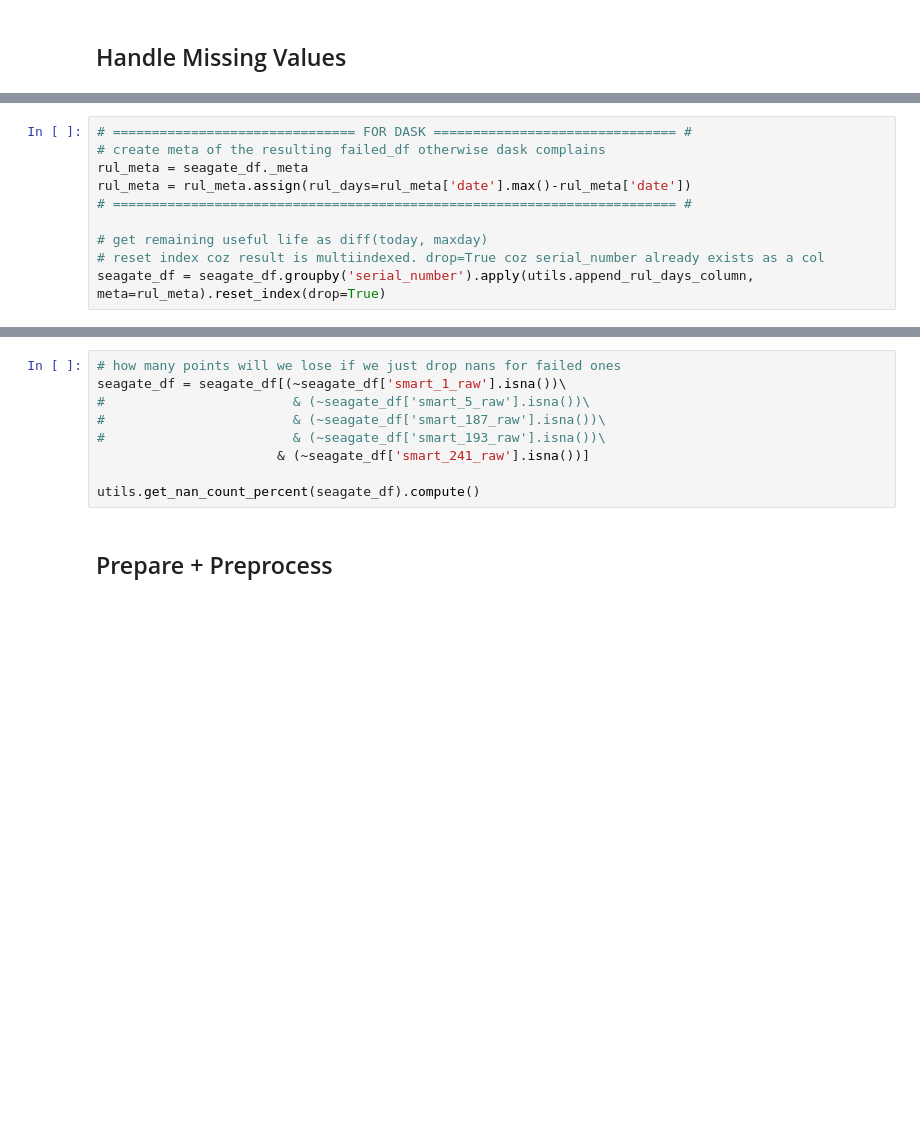
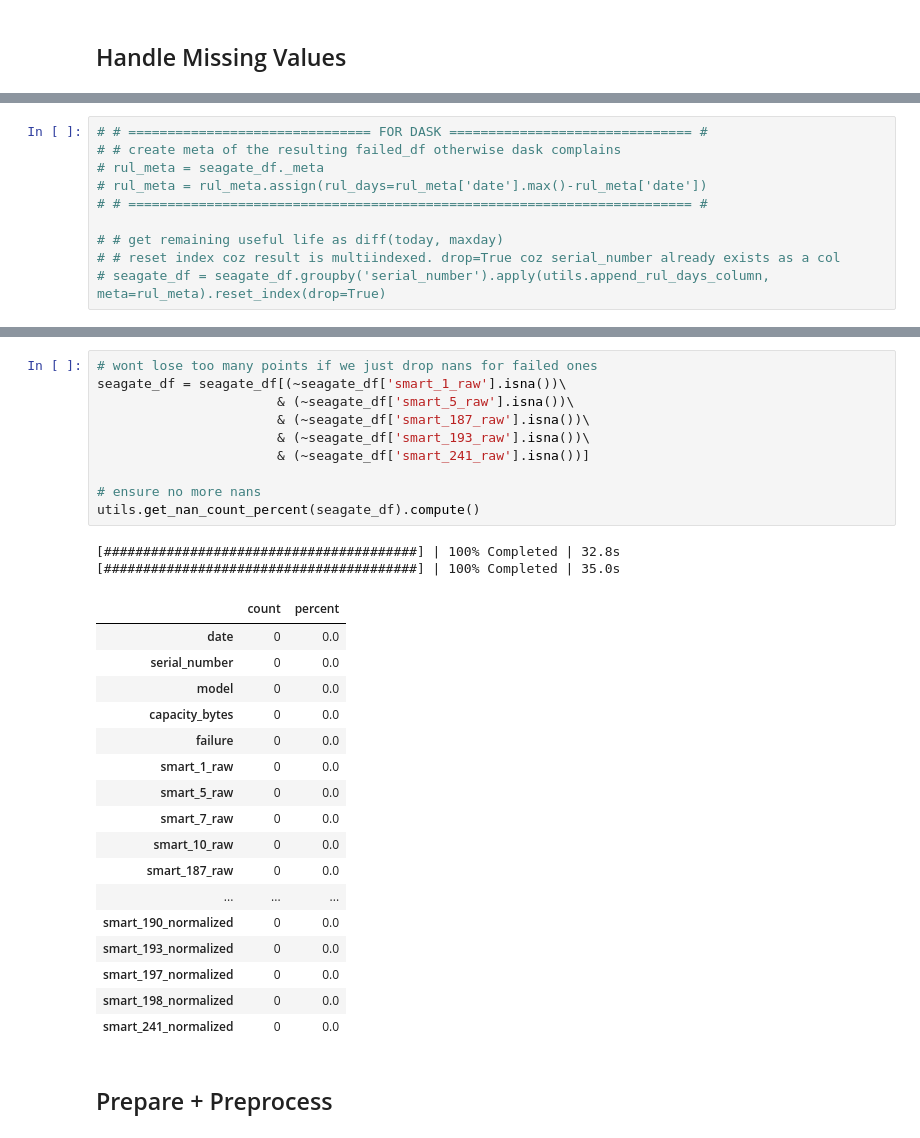
Before and after one commit to aicoe-aiops/ceph_drive_failure, a Jupyter notebook: kaggle_seagate_end2end.ipynb, the cells around one changed output, grey strips where cells are left out. Cells and saved outputs as stored; diff of their text form; blank space fills up the shorter version.

Commit message:
Cleaned up seagate end2end, added descriptions

```diff
--- a/kaggle_seagate_end2end.ipynb
+++ b/kaggle_seagate_end2end.ipynb
@@ -384,10 +375,10 @@ utils.get_nan_count_percent(failed_df).compute()
 # %%
-# =============================== FOR DASK =============================== #
-# create meta of the resulting failed_df otherwise dask complains
-rul_meta = seagate_df._meta
-rul_meta = rul_meta.assign(rul_days=rul_meta['date'].max()-rul_meta['date'])
-# ======================================================================== #
+# # =============================== FOR DASK =============================== #
+# # create meta of the resulting failed_df otherwise dask complains
+# rul_meta = seagate_df._meta
+# rul_meta = rul_meta.assign(rul_days=rul_meta['date'].max()-rul_meta['date'])
+# # ======================================================================== #
 
-# get remaining useful life as diff(today, maxday)
-# reset index coz result is multiindexed. drop=True coz serial_number already exists as a col
-seagate_df = seagate_df.groupby('serial_number').apply(utils.append_rul_days_column, meta=rul_meta).reset_index(drop=True)
+# # get remaining useful life as diff(today, maxday)
+# # reset index coz result is multiindexed. drop=True coz serial_number already exists as a col
+# seagate_df = seagate_df.groupby('serial_number').apply(utils.append_rul_days_column, meta=rul_meta).reset_index(drop=True)
@@ -467,14 +422,35 @@ utils.get_nan_count_percent(seagate_df).compute()
 | smart_198_normalized | 3 | 2.114359e-07 |
 | smart_241_normalized | 1951 | 1.375038e-04 |
 # %%
-# how many points will we lose if we just drop nans for failed ones
+# wont lose too many points if we just drop nans for failed ones
 seagate_df = seagate_df[(~seagate_df['smart_1_raw'].isna())\
-#                        & (~seagate_df['smart_5_raw'].isna())\
-#                        & (~seagate_df['smart_187_raw'].isna())\
-#                        & (~seagate_df['smart_193_raw'].isna())\
+                       & (~seagate_df['smart_5_raw'].isna())\
+                       & (~seagate_df['smart_187_raw'].isna())\
+                       & (~seagate_df['smart_193_raw'].isna())\
                        & (~seagate_df['smart_241_raw'].isna())]
 
+# ensure no more nans
 utils.get_nan_count_percent(seagate_df).compute()
+# %% [output]
+[########################################] | 100% Completed | 32.8s
+[########################################] | 100% Completed | 35.0s
+|  | count | percent |
+| date | 0 | 0.0 |
+| serial_number | 0 | 0.0 |
+| model | 0 | 0.0 |
+| capacity_bytes | 0 | 0.0 |
+| failure | 0 | 0.0 |
+| smart_1_raw | 0 | 0.0 |
+| smart_5_raw | 0 | 0.0 |
+| smart_7_raw | 0 | 0.0 |
+| smart_10_raw | 0 | 0.0 |
+| smart_187_raw | 0 | 0.0 |
+| ... | ... | ... |
+| smart_190_normalized | 0 | 0.0 |
+| smart_193_normalized | 0 | 0.0 |
+| smart_197_normalized | 0 | 0.0 |
+| smart_198_normalized | 0 | 0.0 |
+| smart_241_normalized | 0 | 0.0 |
 # %% [markdown]
 ## Prepare + Preprocess
 # %% [markdown]
```
Also changed, not shown: parts of 59 cells of this notebook.
